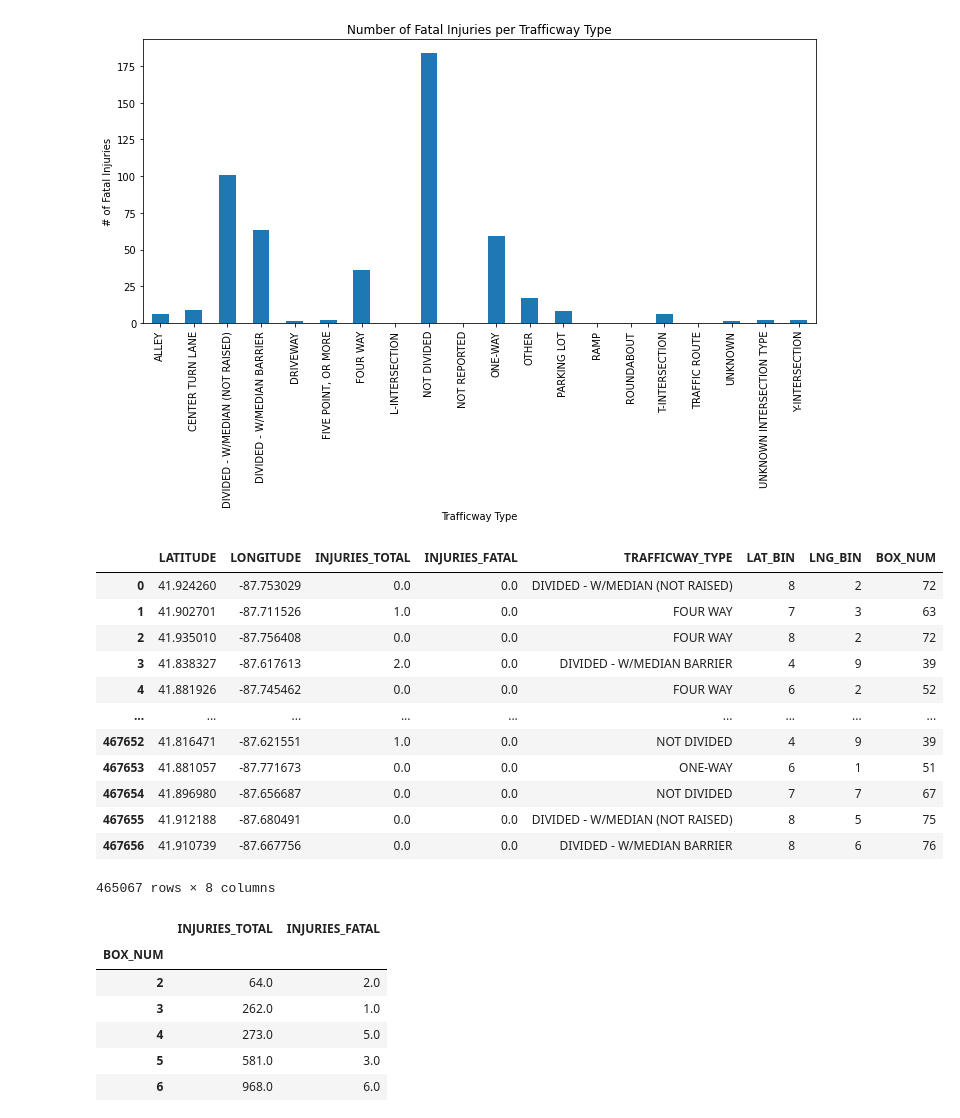
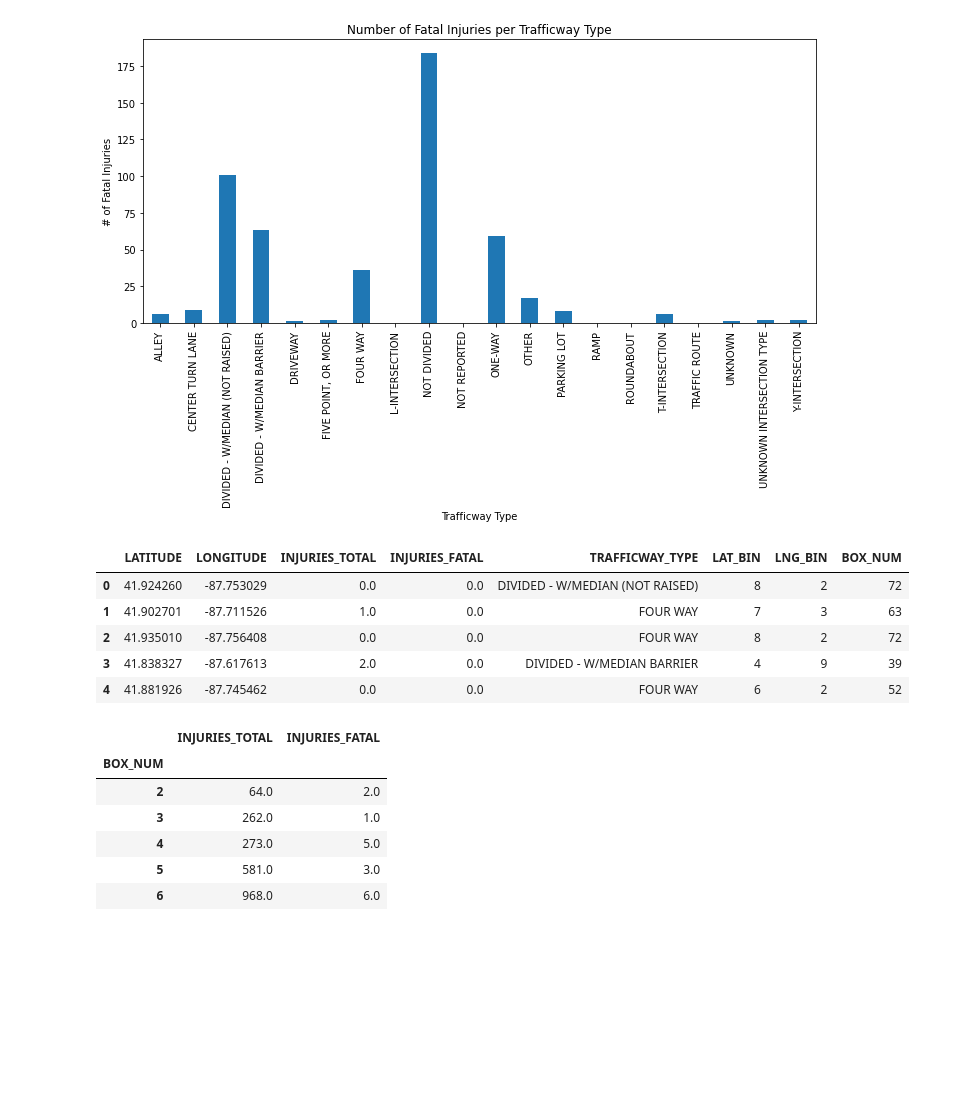
Before and after one commit to andrewbankston/project-one, a Jupyter notebook: Chicago_Crashes.ipynb, the cells around one changed output. Drawn from its saved outputs; the diff is of its cells as text; code cells hidden in the pictures; blank space fills up the shorter version.

```diff
--- a/Chicago_Crashes.ipynb
+++ b/Chicago_Crashes.ipynb
@@ -323,24 +299,17 @@ locdata = crash_df.loc[(crash_df["LATITUDE"] >= 41) & \
 # %%
 # assign coordinates to sections in 10x10 geographical grid
 sections = 10
 locdata["LAT_BIN"] = pd.qcut(locdata["LATITUDE"], sections, labels=False) + 1
 locdata["LNG_BIN"] = pd.qcut(locdata["LONGITUDE"], sections, labels=False) + 1
 locdata["BOX_NUM"] = locdata["LNG_BIN"] + (sections * (locdata["LAT_BIN"]-1))
-locdata
+locdata.head()
 # %% [output]
 |  | LATITUDE | LONGITUDE | INJURIES_TOTAL | INJURIES_FATAL | TRAFFICWAY_TYPE | LAT_BIN | LNG_BIN | BOX_NUM |
 | 0 | 41.924260 | -87.753029 | 0.0 | 0.0 | DIVIDED - W/MEDIAN (NOT RAISED) | 8 | 2 | 72 |
 | 1 | 41.902701 | -87.711526 | 1.0 | 0.0 | FOUR WAY | 7 | 3 | 63 |
 | 2 | 41.935010 | -87.756408 | 0.0 | 0.0 | FOUR WAY | 8 | 2 | 72 |
 | 3 | 41.838327 | -87.617613 | 2.0 | 0.0 | DIVIDED - W/MEDIAN BARRIER | 4 | 9 | 39 |
 | 4 | 41.881926 | -87.745462 | 0.0 | 0.0 | FOUR WAY | 6 | 2 | 52 |
-| ... | ... | ... | ... | ... | ... | ... | ... | ... |
-| 467652 | 41.816471 | -87.621551 | 1.0 | 0.0 | NOT DIVIDED | 4 | 9 | 39 |
-| 467653 | 41.881057 | -87.771673 | 0.0 | 0.0 | ONE-WAY | 6 | 1 | 51 |
-| 467654 | 41.896980 | -87.656687 | 0.0 | 0.0 | NOT DIVIDED | 7 | 7 | 67 |
-| 467655 | 41.912188 | -87.680491 | 0.0 | 0.0 | DIVIDED - W/MEDIAN (NOT RAISED) | 8 | 5 | 75 |
-| 467656 | 41.910739 | -87.667756 | 0.0 | 0.0 | DIVIDED - W/MEDIAN BARRIER | 8 | 6 | 76 |
-465067 rows × 8 columns
 # %%
 # create new dataframe with total injuries per box
 injury_per_box = pd.DataFrame({})
```
Also changed, not shown: parts of 21 cells of this notebook.
